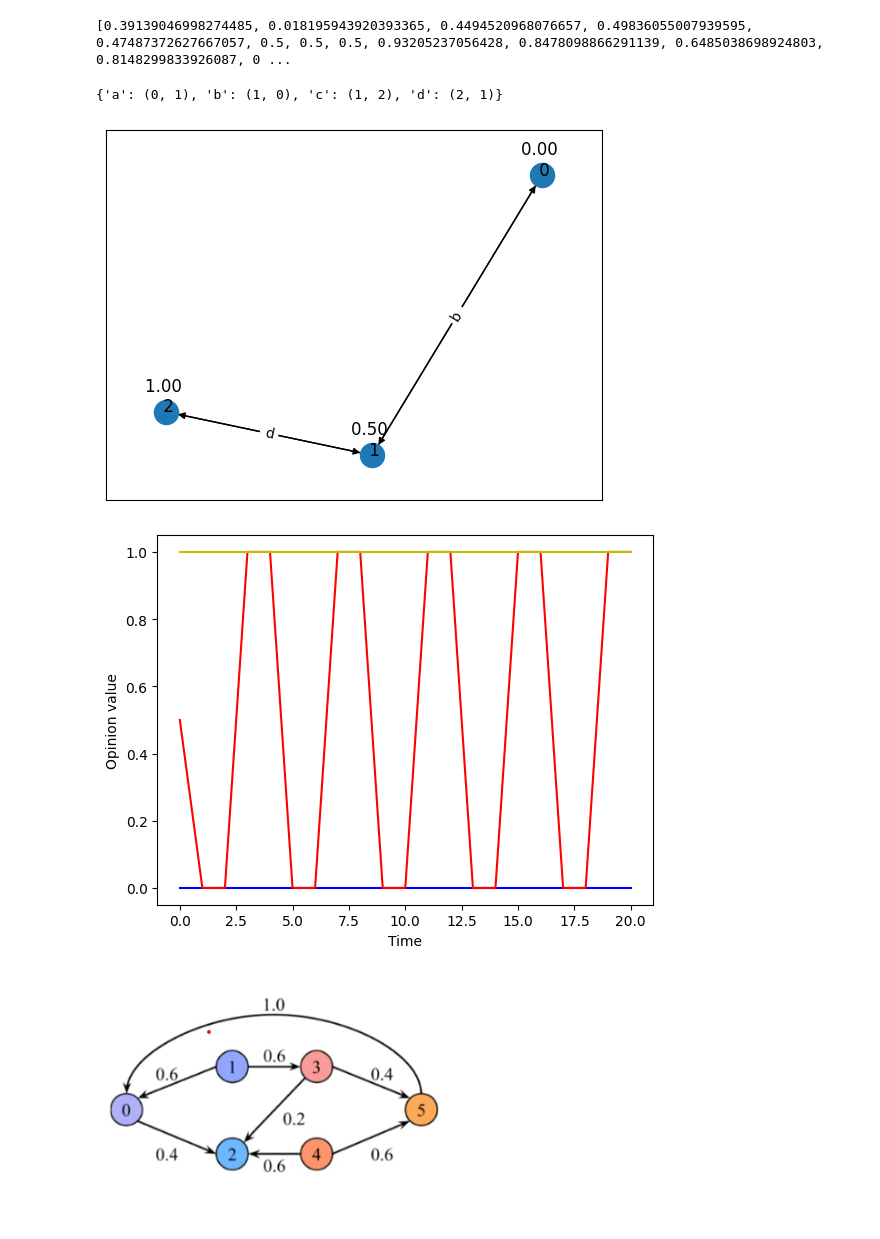
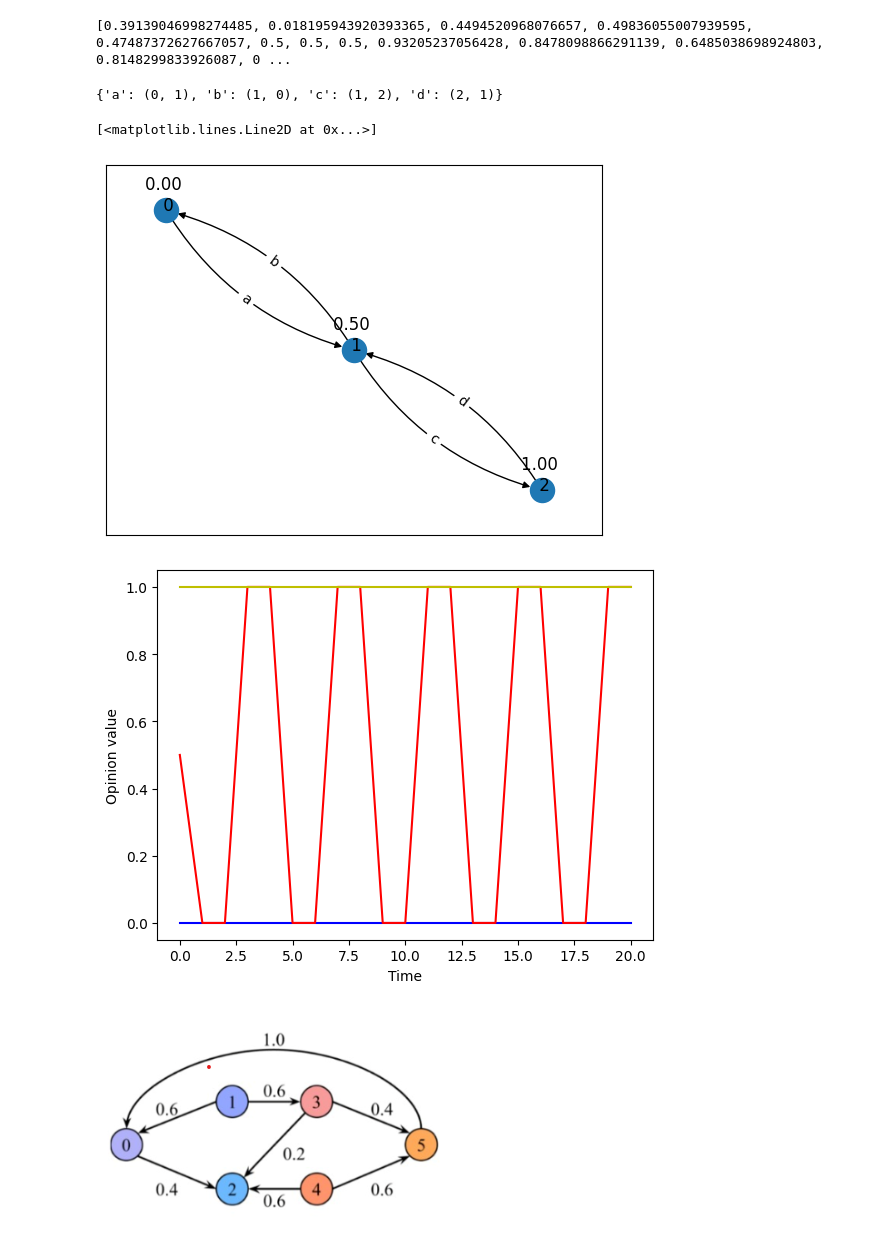
Before and after one commit to promueva/Fairness-and-Consensus-in-Opinion-Models, a Jupyter notebook: authors_playground.ipynb, the cells around one changed output. Cells and saved outputs as stored; diff of their text form; code cells hidden in the pictures.

```diff
--- a/article_data.ipynb
+++ b/authors_playground.ipynb
@@ -1,6 +1,6 @@
 # %%
 import numpy as np
-from PushDeGrootGraph import *
+from InfluenceGraph import *
 from WordGenerator import *
 import matplotlib.pyplot as plt
 
@@ -9,7 +9,7 @@ trials_per_graph = 1
 nodes = 1000
 word_len = 20000
 
-G = PushDeGrootGraph(nodes)
+G = InfluenceGraph(nodes)
 G.set_initial_opinions()
 w = generate_random_word(G, word_len)
 G.execute_word(w)
@@ -41,7 +41,7 @@ A simple one: one system, 10 agents, run fragment of length 200
 one system, 5000 agents, run fragment of length 100000
 # %%
 import numpy as np
-from PushDeGrootGraph import *
+from InfluenceGraph import *
 from WordGenerator import *
 import matplotlib.pyplot as plt
 
@@ -50,7 +50,7 @@ trials_per_graph = 1
 nodes = 1000
 word_len = 300
 
-G = PushDeGrootGraph(nodes)
+G = InfluenceGraph(nodes)
 G.set_initial_opinions()
 w = generate_random_word(G, word_len)
 G.execute_word(w)
@@ -71,7 +71,7 @@ plt.show()
 [figure]
 # %%
 import numpy as np
-from PushDeGrootGraph import *
+from InfluenceGraph import *
 from WordGenerator import *
 import matplotlib.pyplot as plt
 
@@ -80,7 +80,7 @@ trials_per_graph = 1
 nodes = 1000
 word_len = 20000
 
-G = PushDeGrootGraph(nodes)
+G = InfluenceGraph(nodes)
 G.set_initial_opinions()
 w = generate_random_word(G, word_len)
 G.execute_word(w)
@@ -135,7 +135,7 @@ print(data)
 # third one, the big one
 
 import numpy as np
-from PushDeGrootGraph import *
+from InfluenceGraph import *
 from WordGenerator import *
 import matplotlib.pyplot as plt
 
@@ -150,7 +150,7 @@ for s in range(graph_samples):
     skip = False
     distance = []
 
-    G = PushDeGrootGraph(nodes, keep_history=False)
+    G = InfluenceGraph(nodes, keep_history=False)
     G.set_initial_opinions()
     w = generate_random_word(G, word_len)
     for t, e in enumerate(w):
@@ -695,41 +696,42 @@ print()
 [0.39139046998274485, 0.018195943920393365, 0.4494520968076657, 0.49836055007939595, 0.47487372627667057, 0.5, 0.5, 0.5, 0.93205237056428, 0.8478098866291139, 0.6485038698924803, 0.8148299833926087, 0 ...
 # %%
 import numpy as np
-from PushDeGrootGraph import *
+from InfluenceGraph import *
 from WordGenerator import *
 import matplotlib.pyplot as plt
 
-# puppets counter example: Path of 3 agents
+# Figure 2c puppets counter example
 
-from PushDeGrootGraph import *
+from InfluenceGraph import *
 
 g = nx.DiGraph([(0,1),(1,0),(2,1),(1,2)])
 
-G = PushDeGrootGraph(4, ops=[0,0.5,1], G=g, influence="custom", influencefn=lambda x: 1)
-nodes = 3
+G = InfluenceGraph(3, ops=[0,0.5,1], G=g, influence_fn=lambda g,e: 1)
+
 G.draw()
 print(G.labels)
 
 w = "abdc"*5
 G.execute_word(w)
 
 history = np.transpose(G.history)
 
 # Create a figure and axis
 fig, ax = plt.subplots()
 
 
 plt.xlabel("Time")
 plt.ylabel("Opinion value")
 # Iterate through each column (representing 'i') in the transposed 'history' and plot it
 ax.plot(history[0], color='b')
 ax.plot(history[1], color='r')
 ax.plot(history[2], color='y')
 
-plt.savefig(f"plots\\svg\\puppetsCounterex.svg", format="svg")
+#plt.savefig(f"plots\\puppetsCounterex.svg", format="svg")
 
 #plt.show()
 # %% [output]
 {'a': (0, 1), 'b': (1, 0), 'c': (1, 2), 'd': (2, 1)}
+[<matplotlib.lines.Line2D at 0x...>]
-[figure, old version]
+[figure, new version]
 [figure]
```
Also changed, not shown: parts of 24 cells of this notebook, 19 other files.
